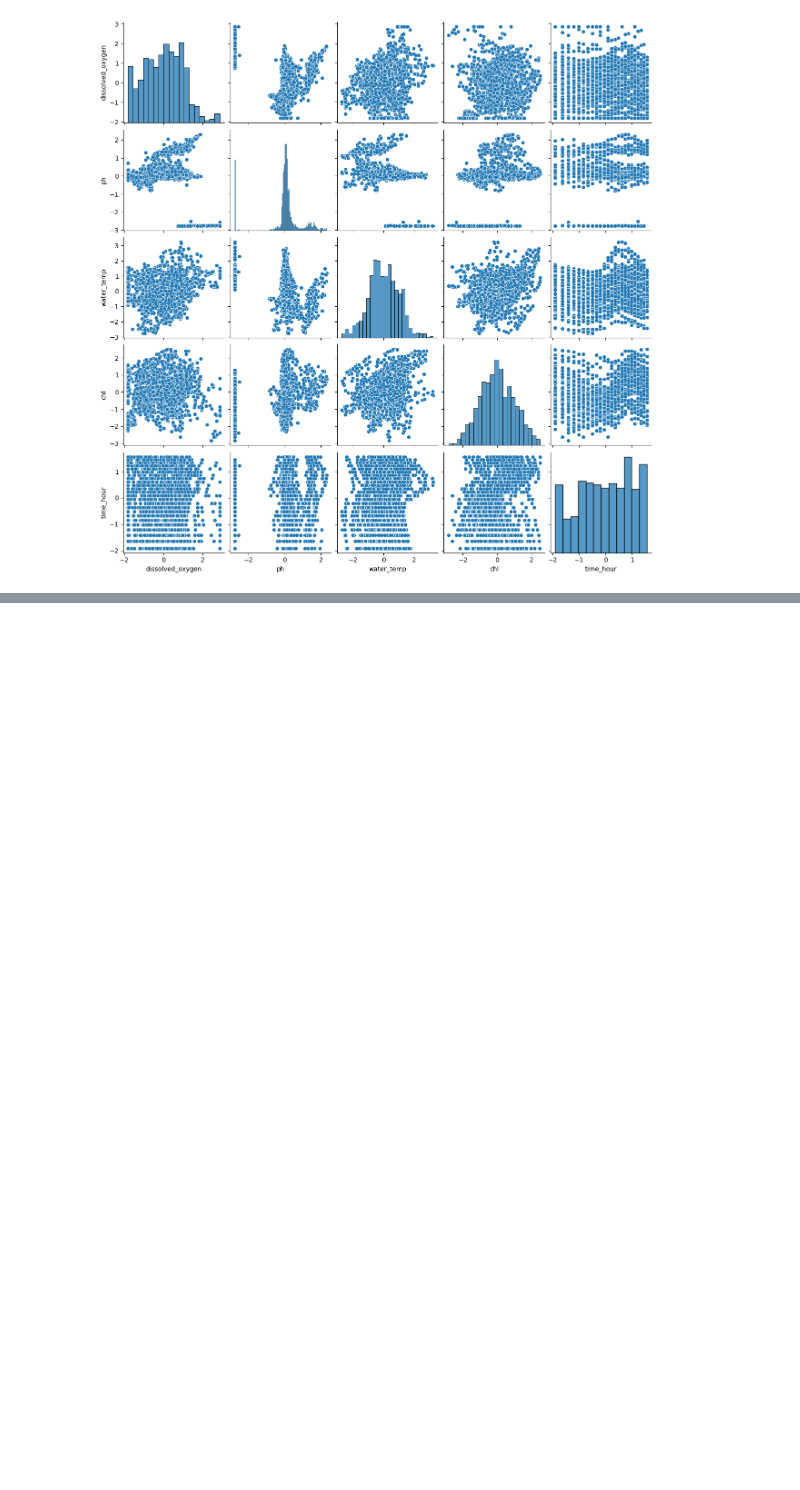
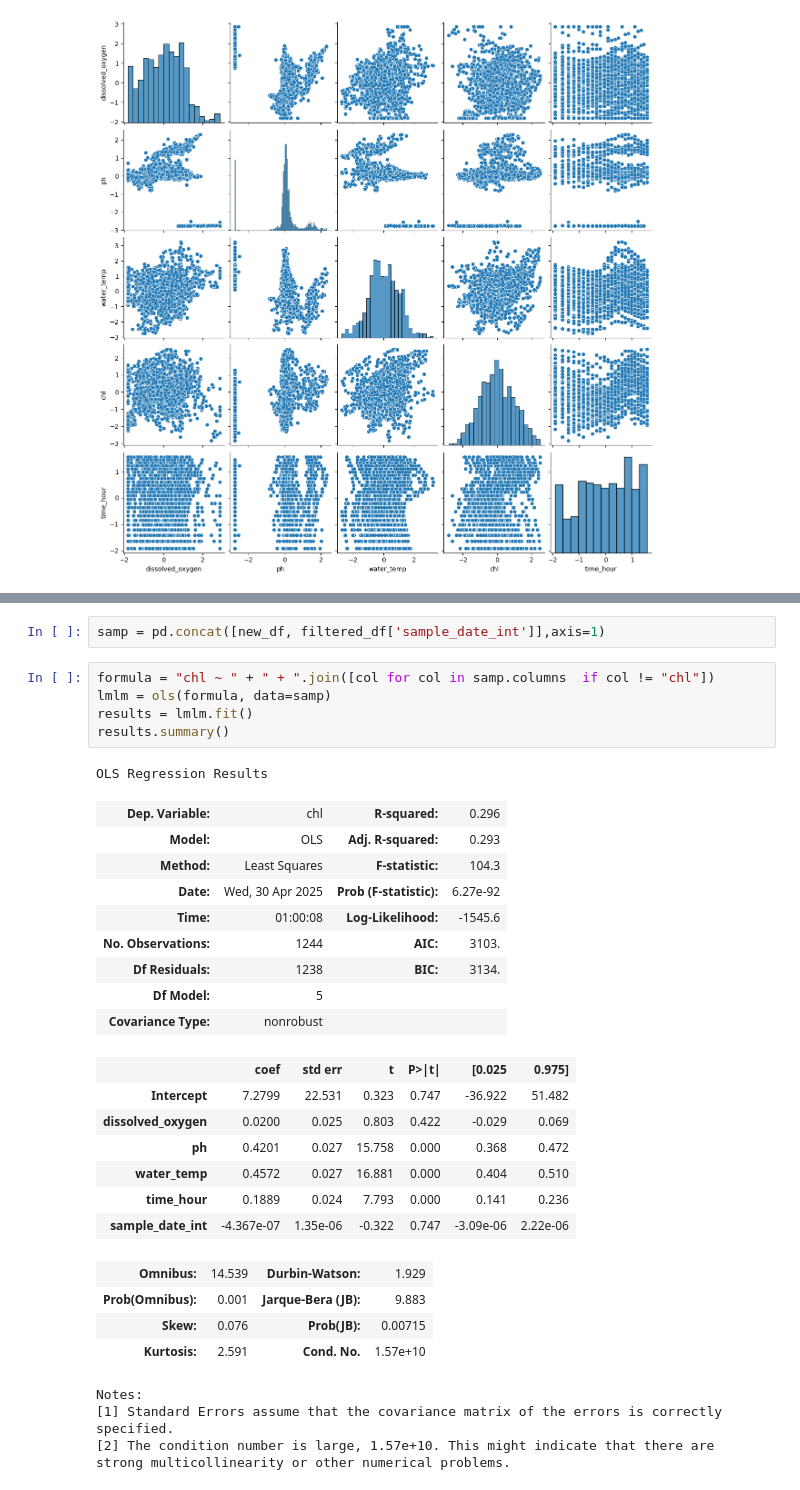
Before and after one commit to RomandRapido/LinMod, a Jupyter notebook: FinalProj/eda.ipynb, the cells around one changed output, grey strips where cells are left out. Saved outputs shown, nothing was run; the diff lists cells and outputs as text; blank space fills up the shorter version.

```diff
--- a/FinalProj/eda.ipynb
+++ b/FinalProj/eda.ipynb
@@ -303,0 +283,33 @@ sns.pairplot(new_df);
+# %%
+samp = pd.concat([new_df, filtered_df['sample_date_int']],axis=1)
+# %%
+formula = "chl ~ " + " + ".join([col for col in samp.columns  if col != "chl"])
+lmlm = ols(formula, data=samp)
+results = lmlm.fit()
+results.summary()
+# %% [output]
+OLS Regression Results
+| Dep. Variable: | chl | R-squared: | 0.296 |
+| Model: | OLS | Adj. R-squared: | 0.293 |
+| Method: | Least Squares | F-statistic: | 104.3 |
+| Date: | Wed, 30 Apr 2025 | Prob (F-statistic): | 6.27e-92 |
+| Time: | 01:00:08 | Log-Likelihood: | -1545.6 |
+| No. Observations: | 1244 | AIC: | 3103. |
+| Df Residuals: | 1238 | BIC: | 3134. |
+| Df Model: | 5 |  |  |
+| Covariance Type: | nonrobust |  |  |
+|  | coef | std err | t | P>|t| | [0.025 | 0.975] |
+| Intercept | 7.2799 | 22.531 | 0.323 | 0.747 | -36.922 | 51.482 |
+| dissolved_oxygen | 0.0200 | 0.025 | 0.803 | 0.422 | -0.029 | 0.069 |
+| ph | 0.4201 | 0.027 | 15.758 | 0.000 | 0.368 | 0.472 |
+| water_temp | 0.4572 | 0.027 | 16.881 | 0.000 | 0.404 | 0.510 |
+| time_hour | 0.1889 | 0.024 | 7.793 | 0.000 | 0.141 | 0.236 |
+| sample_date_int | -4.367e-07 | 1.35e-06 | -0.322 | 0.747 | -3.09e-06 | 2.22e-06 |
+| Omnibus: | 14.539 | Durbin-Watson: | 1.929 |
+| Prob(Omnibus): | 0.001 | Jarque-Bera (JB): | 9.883 |
+| Skew: | 0.076 | Prob(JB): | 0.00715 |
+| Kurtosis: | 2.591 | Cond. No. | 1.57e+10 |
+Notes:
+[1] Standard Errors assume that the covariance matrix of the errors is correctly specified.
+[2] The condition number is large, 1.57e+10. This might indicate that there are
+strong multicollinearity or other numerical problems.
```
Also changed, not shown: parts of 8 cells of this notebook.
